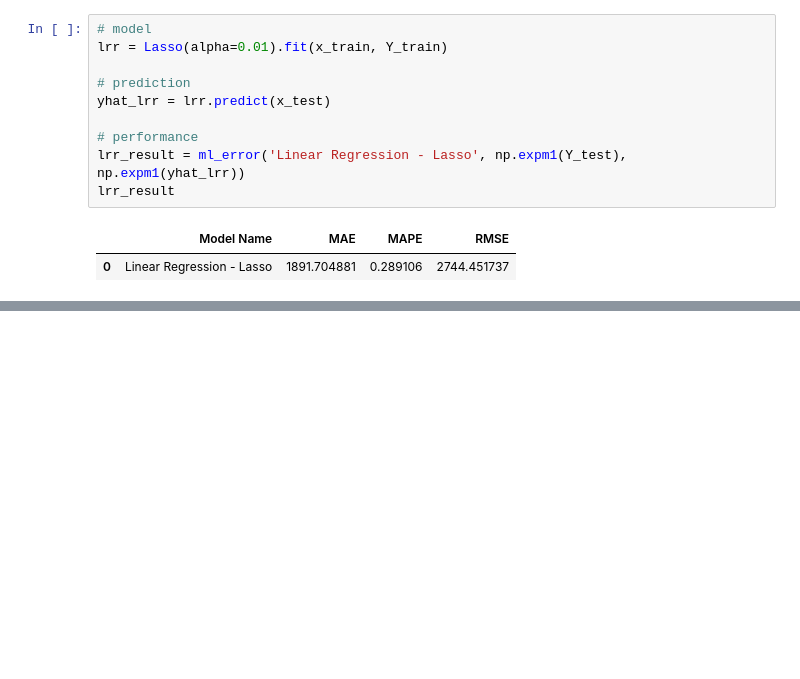
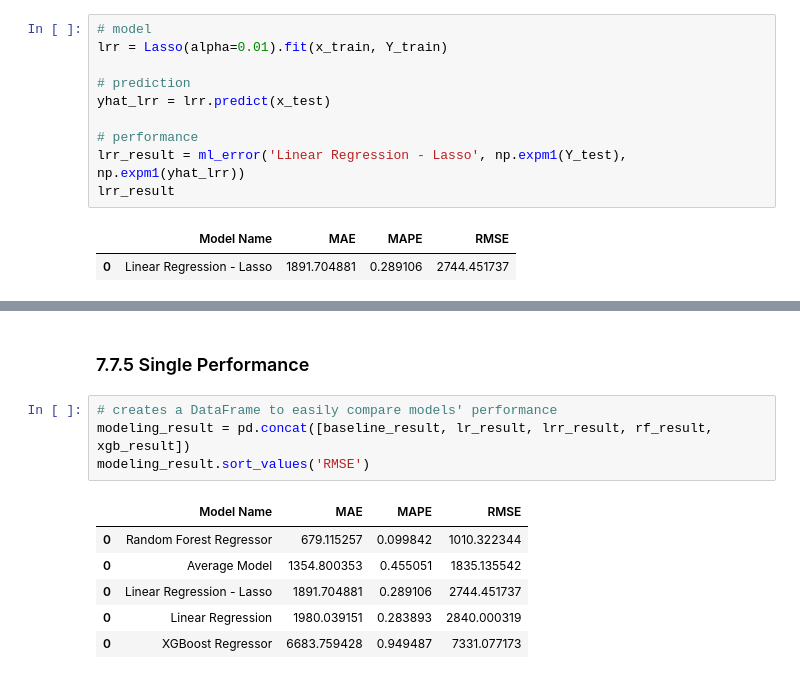
Before and after one commit to brunokatekawa/Curso_DS_Prod, a Jupyter notebook: notebooks/m07_v01_store_sales_prediction.ipynb, the cells around one changed output, grey strips where cells are left out. Drawn from its saved outputs; the diff is of its cells as text; blank space fills up the shorter version.

```diff
--- a/notebooks/m07_v01_store_sales_prediction.ipynb
+++ b/notebooks/m07_v01_store_sales_prediction.ipynb
@@ -2845,0 +3054,13 @@ lrr_result
+# %% [markdown]
+### 7.7.5 Single Performance
+# %%
+# creates a DataFrame to easily compare models' performance
+modeling_result = pd.concat([baseline_result, lr_result, lrr_result, rf_result, xgb_result])
+modeling_result.sort_values('RMSE')
+# %% [output]
+|  | Model Name | MAE | MAPE | RMSE |
+| 0 | Random Forest Regressor | 679.115257 | 0.099842 | 1010.322344 |
+| 0 | Average Model | 1354.800353 | 0.455051 | 1835.135542 |
+| 0 | Linear Regression - Lasso | 1891.704881 | 0.289106 | 2744.451737 |
+| 0 | Linear Regression | 1980.039151 | 0.283893 | 2840.000319 |
+| 0 | XGBoost Regressor | 6683.759428 | 0.949487 | 7331.077173 |
```
Also changed, not shown: parts of 36 cells of this notebook.
